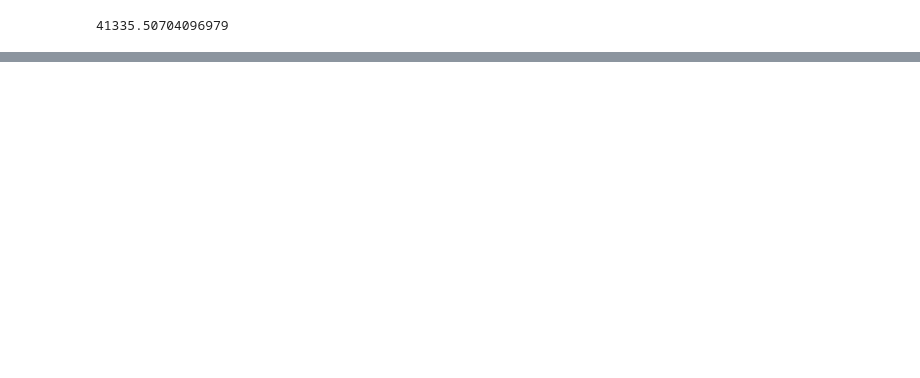
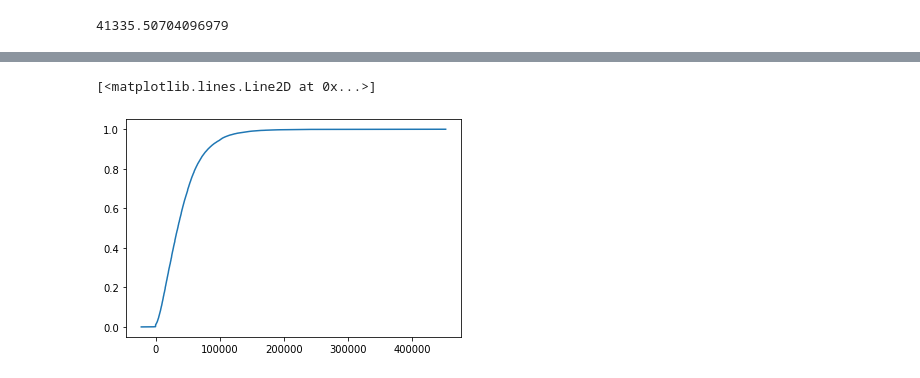
Before and after one commit to gajajamnik/stata_projektna, a Jupyter notebook: Naloga1.ipynb, the cells around one changed output, grey strips where cells are left out. Saved outputs shown, nothing was run; the diff lists cells and outputs as text; code cells hidden in the pictures; blank space fills up the shorter version.

```diff
--- a/Naloga1.ipynb
+++ b/Naloga1.ipynb
@@ -242,0 +149,13 @@ plt.show()
+# %%
+#koda iz strani https://www.statology.org/cdf-python/
+#sort data
+x = numpy.sort(Kibergrad.dohodek)
+
+#calculate CDF values
+y = 1. * numpy.arange(len(Kibergrad.dohodek)) / (len(Kibergrad.dohodek) - 1)
+
+#plot CDF
+plt.plot(x, y)
+# %% [output]
+[<matplotlib.lines.Line2D at 0x...>]
+[figure, added]
```
Also changed, not shown: parts of 65 cells of this notebook.
